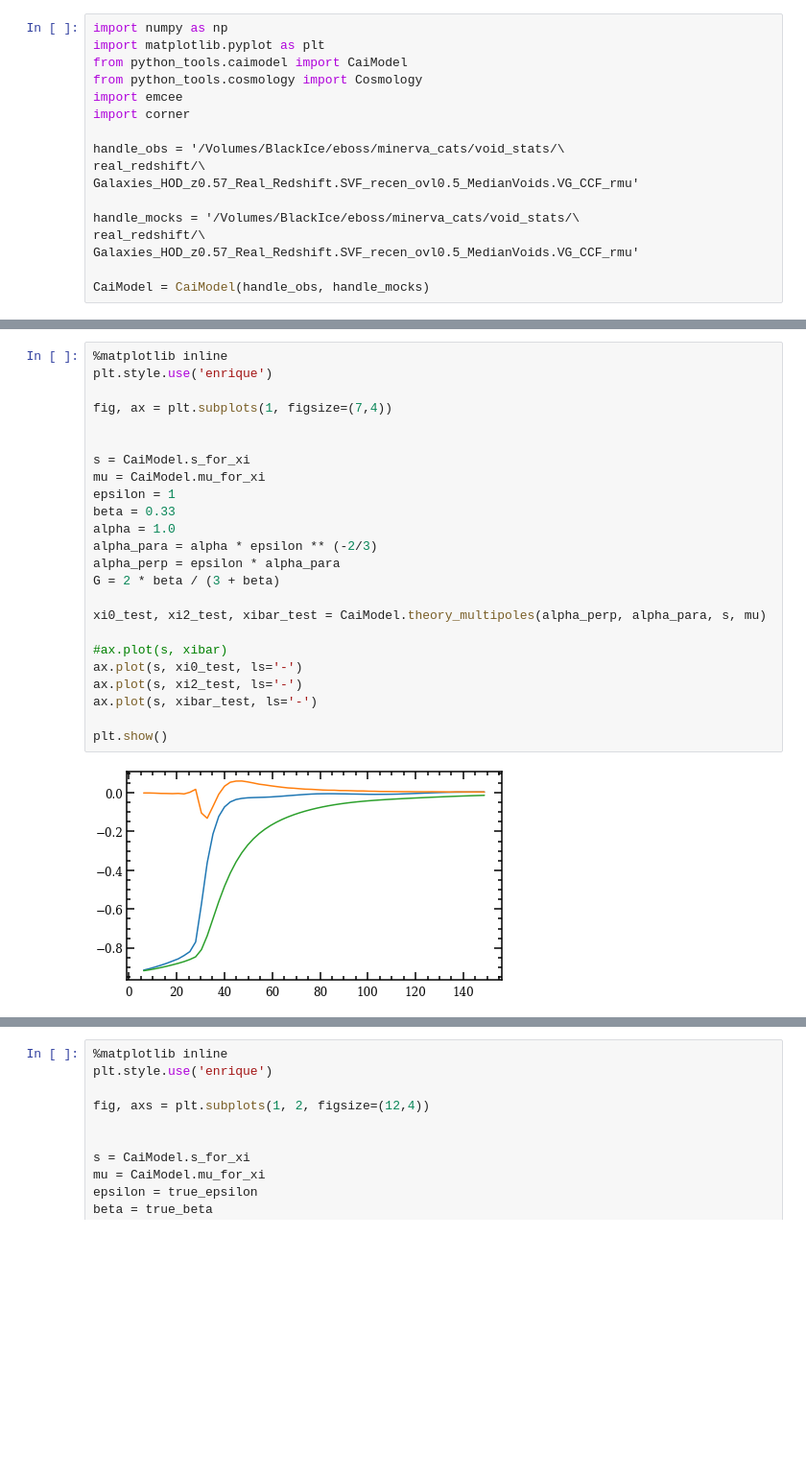
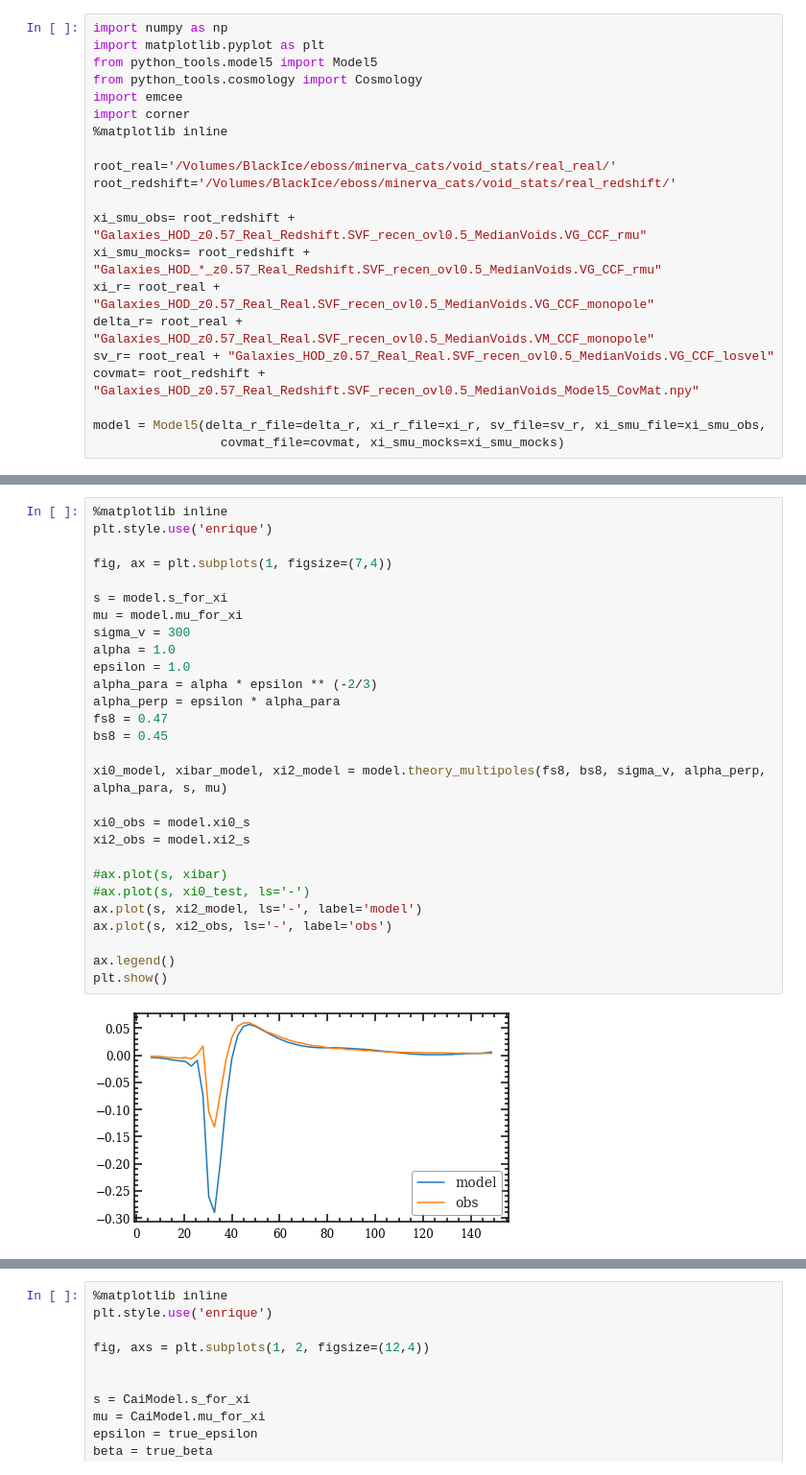
Before and after one commit to epaillas/old_VoidFinder, a Jupyter notebook: plot_mcmc.ipynb, the cells around one changed output, grey strips where cells are left out. Shown at 96% size. Cells and saved outputs as stored; diff of their text form; blank space fills up the shorter version.

```diff
--- a/plot_mcmc.ipynb
+++ b/plot_mcmc.ipynb
@@ -1,18 +1,22 @@
 # %%
 import numpy as np
 import matplotlib.pyplot as plt
-from python_tools.caimodel import CaiModel
+from python_tools.model5 import Model5
 from python_tools.cosmology import Cosmology
 import emcee
 import corner
+%matplotlib inline
 
-handle_obs = '/Volumes/BlackIce/eboss/minerva_cats/void_stats/\
-real_redshift/\
-Galaxies_HOD_z0.57_Real_Redshift.SVF_recen_ovl0.5_MedianVoids.VG_CCF_rmu'
+root_real='/Volumes/BlackIce/eboss/minerva_cats/void_stats/real_real/'
+root_redshift='/Volumes/BlackIce/eboss/minerva_cats/void_stats/real_redshift/'
 
-handle_mocks = '/Volumes/BlackIce/eboss/minerva_cats/void_stats/\
-real_redshift/\
-Galaxies_HOD_z0.57_Real_Redshift.SVF_recen_ovl0.5_MedianVoids.VG_CCF_rmu'
+xi_smu_obs= root_redshift + "Galaxies_HOD_z0.57_Real_Redshift.SVF_recen_ovl0.5_MedianVoids.VG_CCF_rmu"
+xi_smu_mocks= root_redshift + "Galaxies_HOD_*_z0.57_Real_Redshift.SVF_recen_ovl0.5_MedianVoids.VG_CCF_rmu"
+xi_r= root_real + "Galaxies_HOD_z0.57_Real_Real.SVF_recen_ovl0.5_MedianVoids.VG_CCF_monopole"
+delta_r= root_real + "Galaxies_HOD_z0.57_Real_Real.SVF_recen_ovl0.5_MedianVoids.VM_CCF_monopole"
+sv_r= root_real + "Galaxies_HOD_z0.57_Real_Real.SVF_recen_ovl0.5_MedianVoids.VG_CCF_losvel"
+covmat= root_redshift + "Galaxies_HOD_z0.57_Real_Redshift.SVF_recen_ovl0.5_MedianVoids_Model5_CovMat.npy"
 
-CaiModel = CaiModel(handle_obs, handle_mocks)
+model = Model5(delta_r_file=delta_r, xi_r_file=xi_r, sv_file=sv_r, xi_smu_file=xi_smu_obs,
+                 covmat_file=covmat, xi_smu_mocks=xi_smu_mocks)
 # %% [output]
@@ -30,27 +24,31 @@ Reading covariance matrix: /Volumes/BlackIce/eboss/minerva_cats/void_stats/real_
 # %%
 %matplotlib inline
 plt.style.use('enrique')
 
 fig, ax = plt.subplots(1, figsize=(7,4))
 
-
-s = CaiModel.s_for_xi
-mu = CaiModel.mu_for_xi
-epsilon = 1
-beta = 0.33
+s = model.s_for_xi
+mu = model.mu_for_xi
+sigma_v = 300
 alpha = 1.0
+epsilon = 1.0
 alpha_para = alpha * epsilon ** (-2/3)
 alpha_perp = epsilon * alpha_para
-G = 2 * beta / (3 + beta)
+fs8 = 0.47
+bs8 = 0.45
 
-xi0_test, xi2_test, xibar_test = CaiModel.theory_multipoles(alpha_perp, alpha_para, s, mu)
+xi0_model, xibar_model, xi2_model = model.theory_multipoles(fs8, bs8, sigma_v, alpha_perp, alpha_para, s, mu)
+
+xi0_obs = model.xi0_s
+xi2_obs = model.xi2_s
 
 #ax.plot(s, xibar)
-ax.plot(s, xi0_test, ls='-')
-ax.plot(s, xi2_test, ls='-')
-ax.plot(s, xibar_test, ls='-')
+#ax.plot(s, xi0_test, ls='-')
+ax.plot(s, xi2_model, ls='-', label='model')
+ax.plot(s, xi2_obs, ls='-', label='obs')
 
+ax.legend()
 plt.show()
 # %% [output]
-[figure, old version]
+[figure, new version]
 # %%
```
Also changed, not shown: parts of 4 cells of this notebook, 1 other file.
